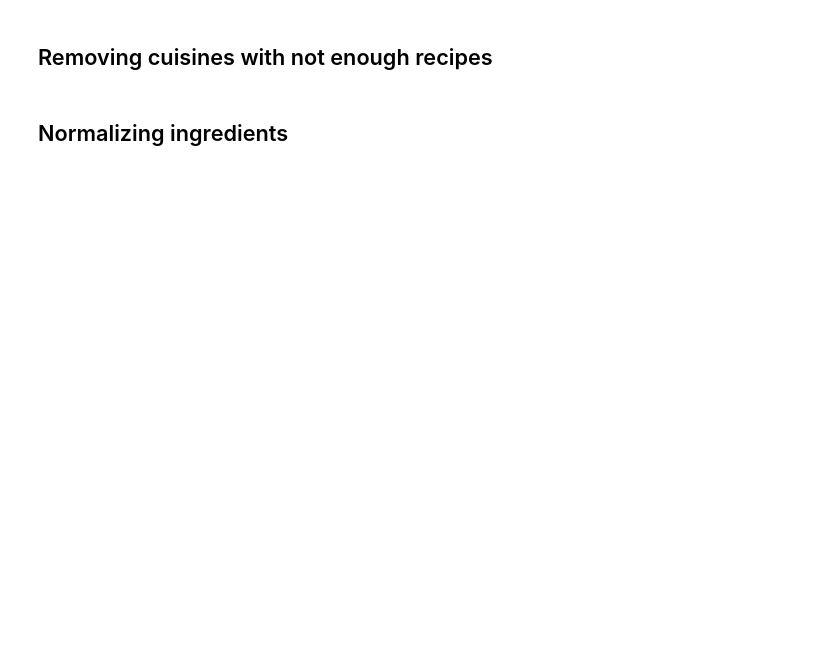
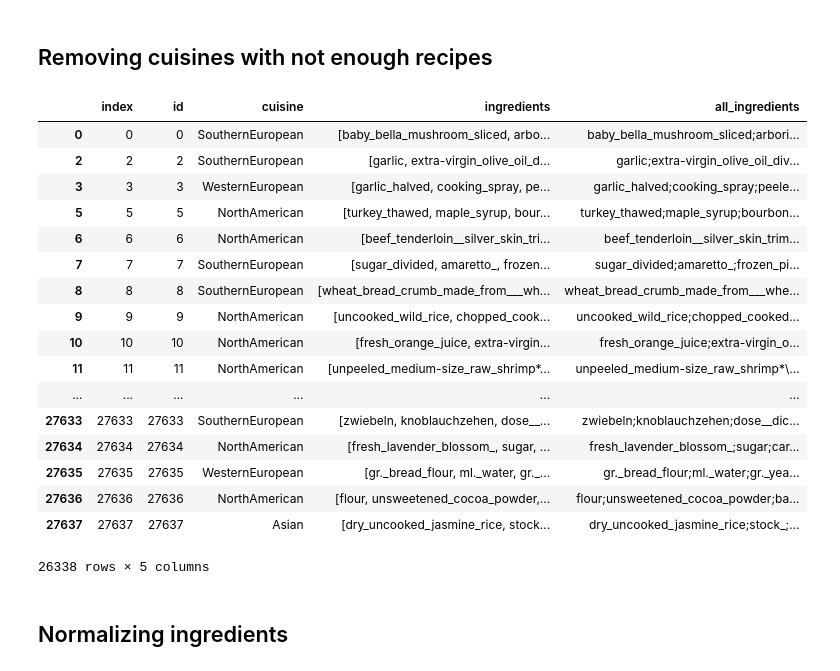
Before and after one commit to catherning/food_recipe_gen, a Jupyter notebook: cuisine_classification/yummly28_processing.ipynb, the cells around one changed output. Drawn from its saved outputs; the diff is of its cells as text; code cells hidden in the pictures; blank space fills up the shorter version.

```diff
--- a/cuisine_classification/yummly28_processing.ipynb
+++ b/cuisine_classification/yummly28_processing.ipynb
@@ -83,0 +83,23 @@ df = df[~df["cuisine"].isin(["Kid-Friendly","Barbecue"])]
+# %%
+replace_dict_to_regions = {}
+with open(os.path.join(PATH,map_file)) as f:
+    for line in f:
+        l = line.split()
+        try:
+            replace_dict_to_regions[l[0]]=l[1]
+        except IndexError:
+            pass
+
+replace_dict["asian"]="Asian"
+replace_dict["Southern & Soul Food"]="NorthAmerican"
+replace_dict["Spanish"]="SouthernEuropean"
+replace_dict["Cuban"]="LatinAmerican"
+replace_dict["Cajun & Creole"]="NorthAmerican"
+replace_dict["English"]="WesternEuropean"
+replace_dict["Hawaiian"]="LatinAmerican"
+replace_dict["Hungarian"]="WesternEuropean"
+replace_dict["Portuguese"]="SouthernEuropean"
+# %%
+df["cuisine"]=df["cuisine"].replace(replace_dict)
+df["cuisine"]=df["cuisine"].replace(replace_dict_to_regions)
+df['cuisine'].value_counts()
@@ -106,6 +153,27 @@ RECIPE_THRESHOLD=10
 cuisine_count= df['cuisine'].value_counts()
 to_drop = [cuisine_count[cuisine_count == el].index[0] for el in cuisine_count if el<RECIPE_THRESHOLD]
 df=df[~df["cuisine"].isin(to_drop)]
+# %%
+df
+# %% [output]
+|  | index | id | cuisine | ingredients | all_ingredients |
+| 0 | 0 | 0 | SouthernEuropean | [baby_bella_mushroom_sliced, arbo... | baby_bella_mushroom_sliced;arbori... |
+| 2 | 2 | 2 | SouthernEuropean | [garlic, extra-virgin_olive_oil_d... | garlic;extra-virgin_olive_oil_div... |
+| 3 | 3 | 3 | WesternEuropean | [garlic_halved, cooking_spray, pe... | garlic_halved;cooking_spray;peele... |
+| 5 | 5 | 5 | NorthAmerican | [turkey_thawed, maple_syrup, bour... | turkey_thawed;maple_syrup;bourbon... |
+| 6 | 6 | 6 | NorthAmerican | [beef_tenderloin__silver_skin_tri... | beef_tenderloin__silver_skin_trim... |
+| 7 | 7 | 7 | SouthernEuropean | [sugar_divided, amaretto_, frozen... | sugar_divided;amaretto_;frozen_pi... |
+| 8 | 8 | 8 | SouthernEuropean | [wheat_bread_crumb_made_from___wh... | wheat_bread_crumb_made_from___whe... |
+| 9 | 9 | 9 | NorthAmerican | [uncooked_wild_rice, chopped_cook... | uncooked_wild_rice;chopped_cooked... |
+| 10 | 10 | 10 | NorthAmerican | [fresh_orange_juice, extra-virgin... | fresh_orange_juice;extra-virgin_o... |
+| 11 | 11 | 11 | NorthAmerican | [unpeeled_medium-size_raw_shrimp*... | unpeeled_medium-size_raw_shrimp*\... |
+| ... | ... | ... | ... | ... | ... |
+| 27633 | 27633 | 27633 | SouthernEuropean | [zwiebeln, knoblauchzehen, dose__... | zwiebeln;knoblauchzehen;dose__dic... |
+| 27634 | 27634 | 27634 | NorthAmerican | [fresh_lavender_blossom_, sugar, ... | fresh_lavender_blossom_;sugar;car... |
+| 27635 | 27635 | 27635 | WesternEuropean | [gr._bread_flour, ml._water, gr._... | gr._bread_flour;ml._water;gr._yea... |
+| 27636 | 27636 | 27636 | NorthAmerican | [flour, unsweetened_cocoa_powder,... | flour;unsweetened_cocoa_powder;ba... |
+| 27637 | 27637 | 27637 | Asian | [dry_uncooked_jasmine_rice, stock... | dry_uncooked_jasmine_rice;stock_;... |
+26338 rows × 5 columns
 # %% [markdown]
 ## Normalizing ingredients
 # %%
```
Also changed, not shown: parts of 13 cells of this notebook, 8 other files.
